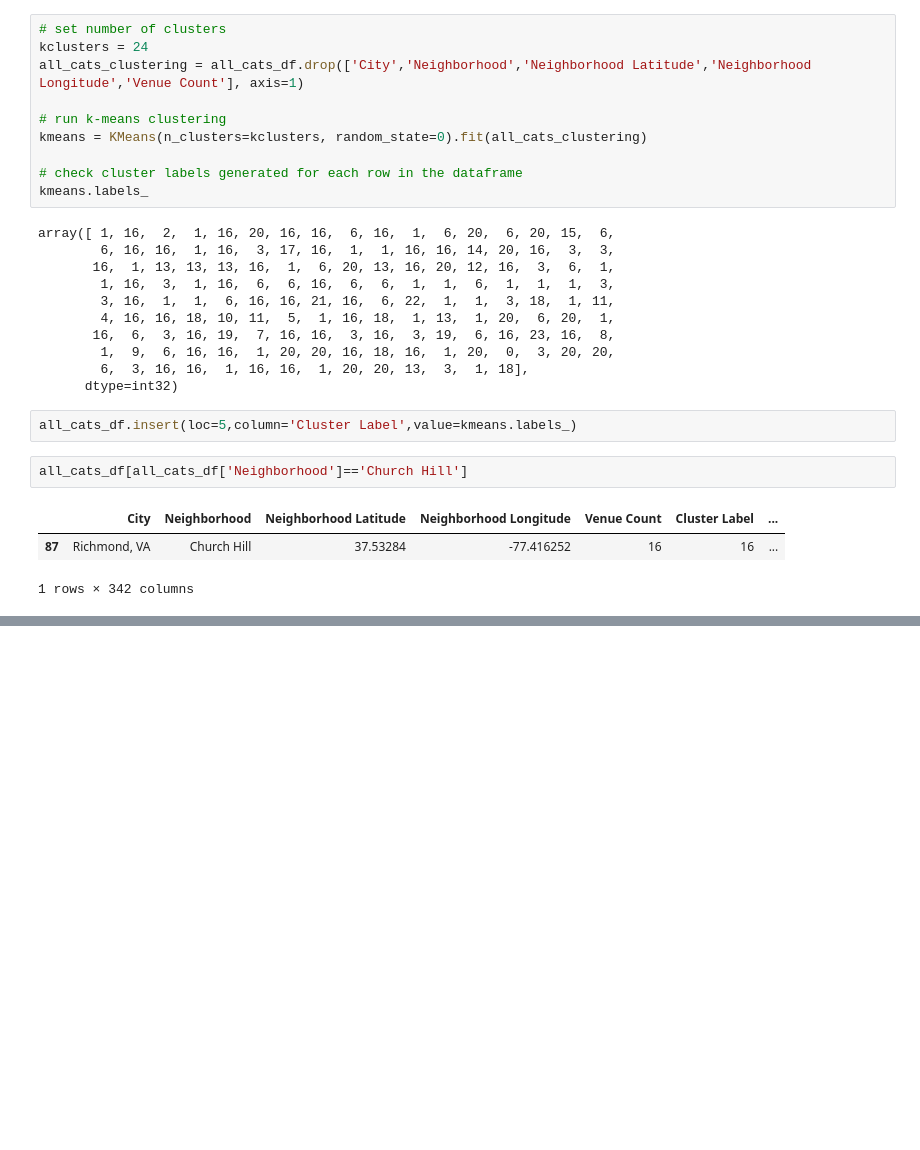
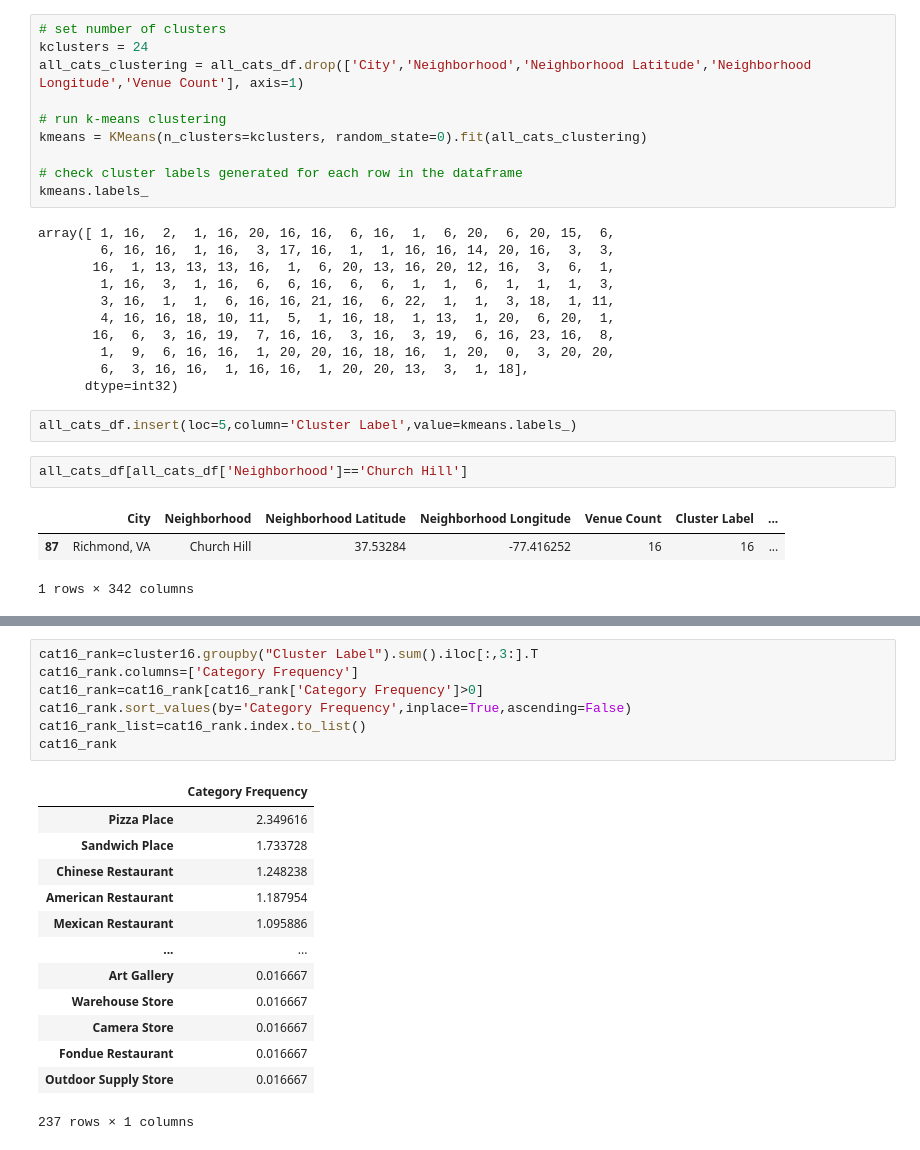
Before and after one commit to mphill82/Coursera_Capstone, a Jupyter notebook: Retail_Inference_notebook.ipynb, the cells around one changed output, grey strips where cells are left out. Saved outputs shown, nothing was run; the diff lists cells and outputs as text; blank space fills up the shorter version.

```diff
--- a/Retail_Inference_notebook.ipynb
+++ b/Retail_Inference_notebook.ipynb
@@ -688,3 +691,24 @@ all_cats_df[all_cats_df['Cluster Label']==16]
 | 141 | Washington, DC | Petworth | 38.942406 | -77.025580 | 12 | 16 | ... |
 | 142 | Washington, DC | Pleasant Plains | 38.921217 | -77.020462 | 10 | 16 | ... |
 41 rows × 342 columns
+# %%
+cat16_rank=cluster16.groupby("Cluster Label").sum().iloc[:,3:].T
+cat16_rank.columns=['Category Frequency']
+cat16_rank=cat16_rank[cat16_rank['Category Frequency']>0]
+cat16_rank.sort_values(by='Category Frequency',inplace=True,ascending=False)
+cat16_rank_list=cat16_rank.index.to_list()
+cat16_rank
+# %% [output]
+|  | Category Frequency |
+| Pizza Place | 2.349616 |
+| Sandwich Place | 1.733728 |
+| Chinese Restaurant | 1.248238 |
+| American Restaurant | 1.187954 |
+| Mexican Restaurant | 1.095886 |
+| ... | ... |
+| Art Gallery | 0.016667 |
+| Warehouse Store | 0.016667 |
+| Camera Store | 0.016667 |
+| Fondue Restaurant | 0.016667 |
+| Outdoor Supply Store | 0.016667 |
+237 rows × 1 columns
```
Also changed, not shown: parts of 4 cells of this notebook.
